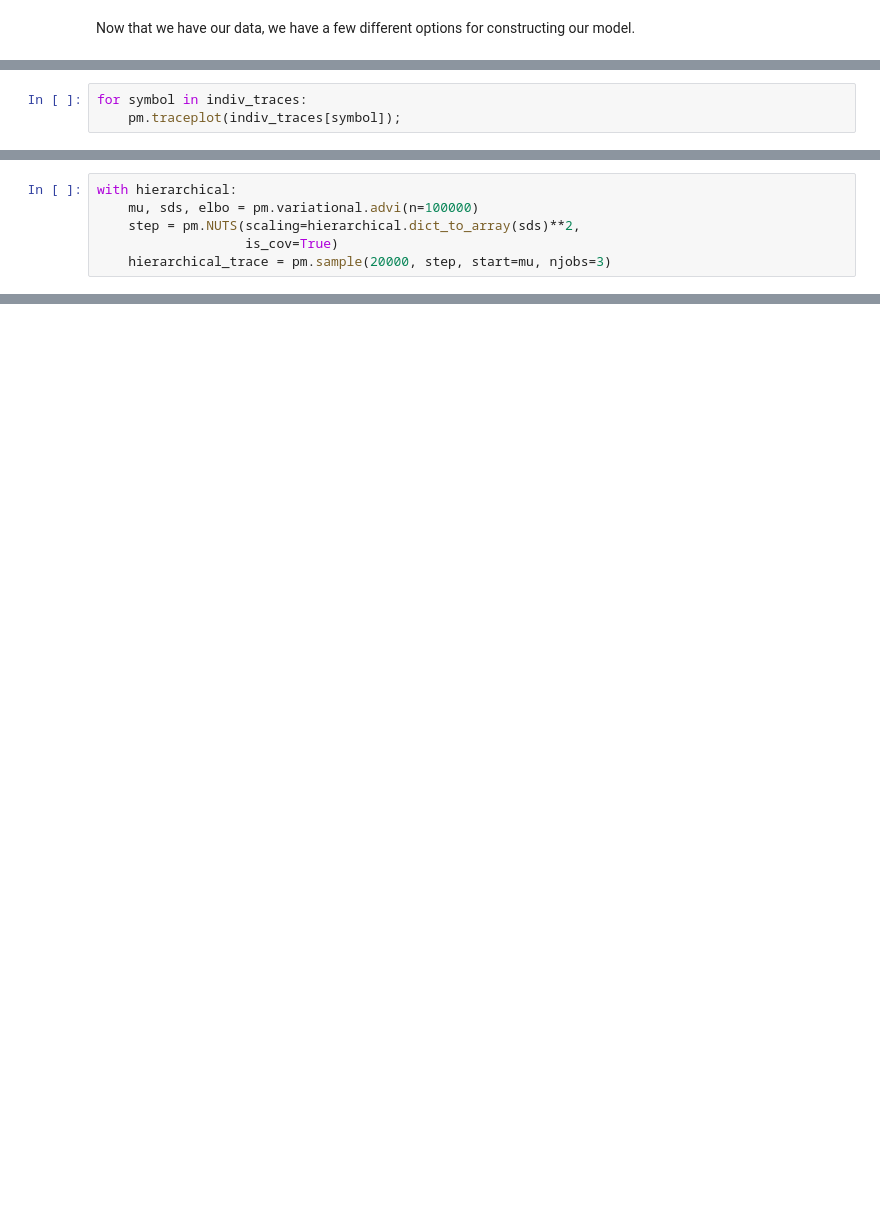
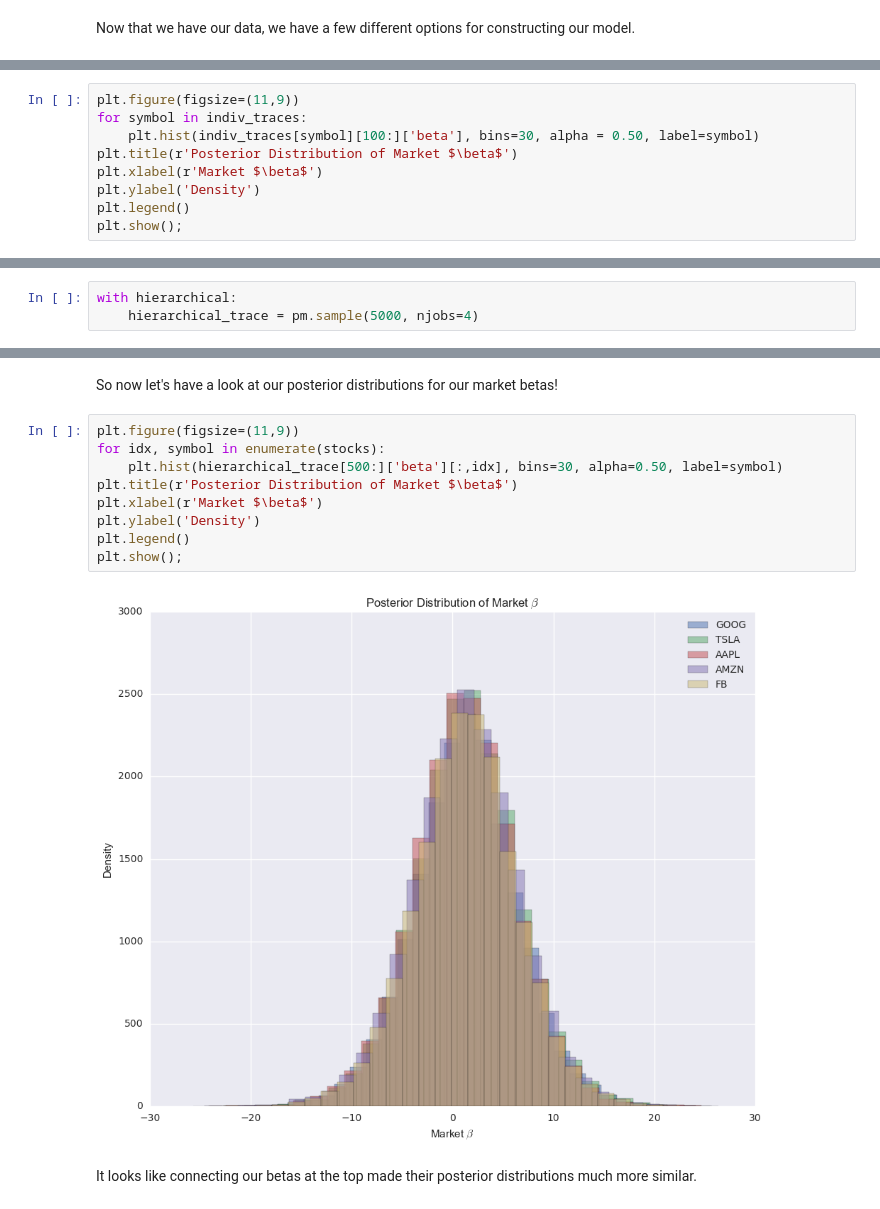
Before and after one commit to pydata/pydata-cookbook, a Jupyter notebook: papers/maxwell_margenot/bayesian_linear_regression.ipynb, the cells around one changed output, grey strips where cells are left out. Cells and saved outputs as stored; diff of their text form; blank space fills up the shorter version.

```diff
--- a/papers/maxwell_margenot/bayesian_linear_regression.ipynb
+++ b/papers/maxwell_margenot/bayesian_linear_regression.ipynb
@@ -379,3 +355,0 @@ for symbol in indiv_traces:
-# %%
-for symbol in indiv_traces:
-    pm.traceplot(indiv_traces[symbol]);
@@ -411,6 +355,0 @@ with pm.Model() as hierarchical:
-# %%
-with hierarchical:
-    mu, sds, elbo = pm.variational.advi(n=100000)
-    step = pm.NUTS(scaling=hierarchical.dict_to_array(sds)**2,
-                   is_cov=True)
-    hierarchical_trace = pm.sample(20000, step, start=mu, njobs=3)
@@ -448,0 +425,9 @@ We can estimate individual regressions for each stock to calculate their market
+# %%
+plt.figure(figsize=(11,9))
+for symbol in indiv_traces:
+    plt.hist(indiv_traces[symbol][100:]['beta'], bins=30, alpha = 0.50, label=symbol)
+plt.title(r'Posterior Distribution of Market $\beta$')
+plt.xlabel(r'Market $\beta$')
+plt.ylabel('Density')
+plt.legend()
+plt.show();
@@ -448,0 +465,3 @@ We can estimate individual regressions for each stock to calculate their market
+# %%
+with hierarchical:
+    hierarchical_trace = pm.sample(5000, njobs=4)
@@ -448,0 +488,15 @@ We can estimate individual regressions for each stock to calculate their market
+# %% [markdown]
+So now let's have a look at our posterior distributions for our market betas!
+# %%
+plt.figure(figsize=(11,9))
+for idx, symbol in enumerate(stocks):
+    plt.hist(hierarchical_trace[500:]['beta'][:,idx], bins=30, alpha=0.50, label=symbol)
+plt.title(r'Posterior Distribution of Market $\beta$')
+plt.xlabel(r'Market $\beta$')
+plt.ylabel('Density')
+plt.legend()
+plt.show();
+# %% [output]
+[figure, added]
+# %% [markdown]
+It looks like connecting our betas at the top made their posterior distributions much more similar.
```
Also changed, not shown: parts of 47 cells of this notebook, 1 other file.
